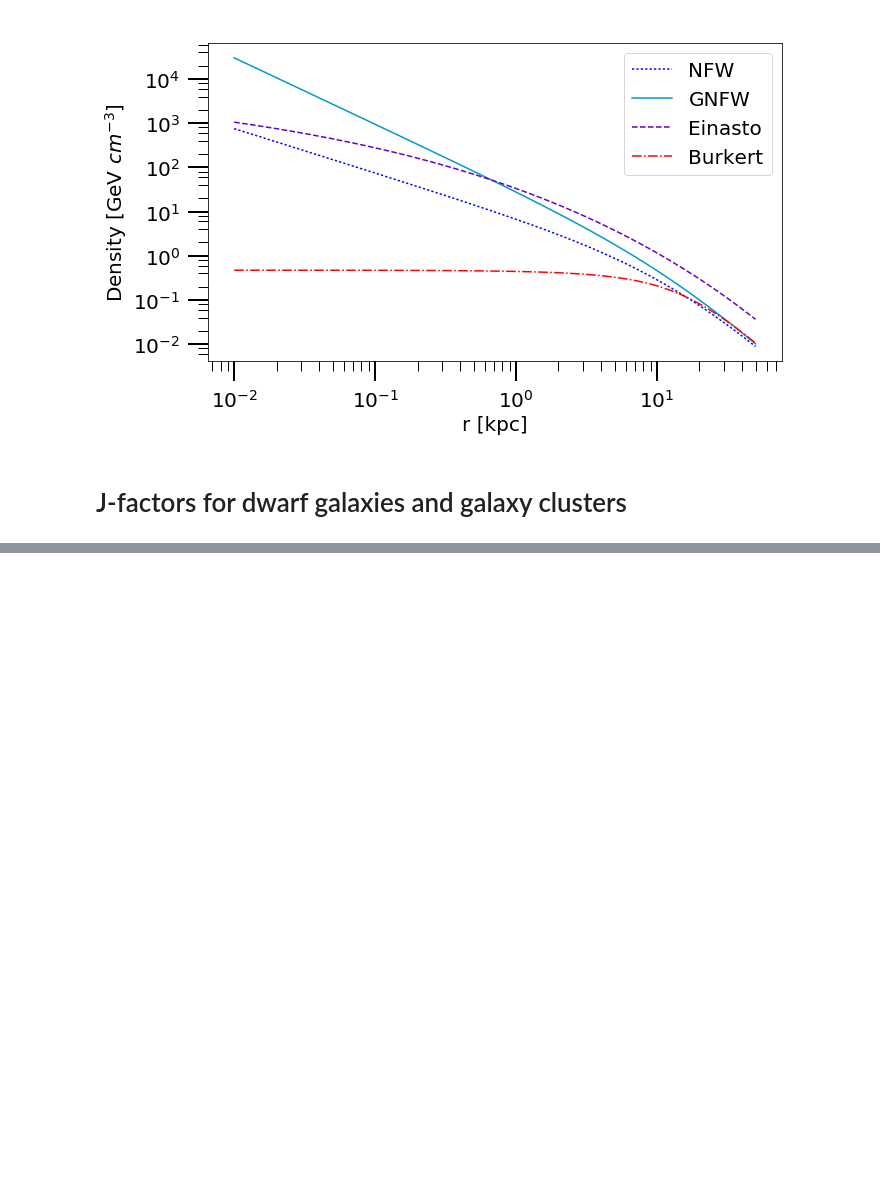
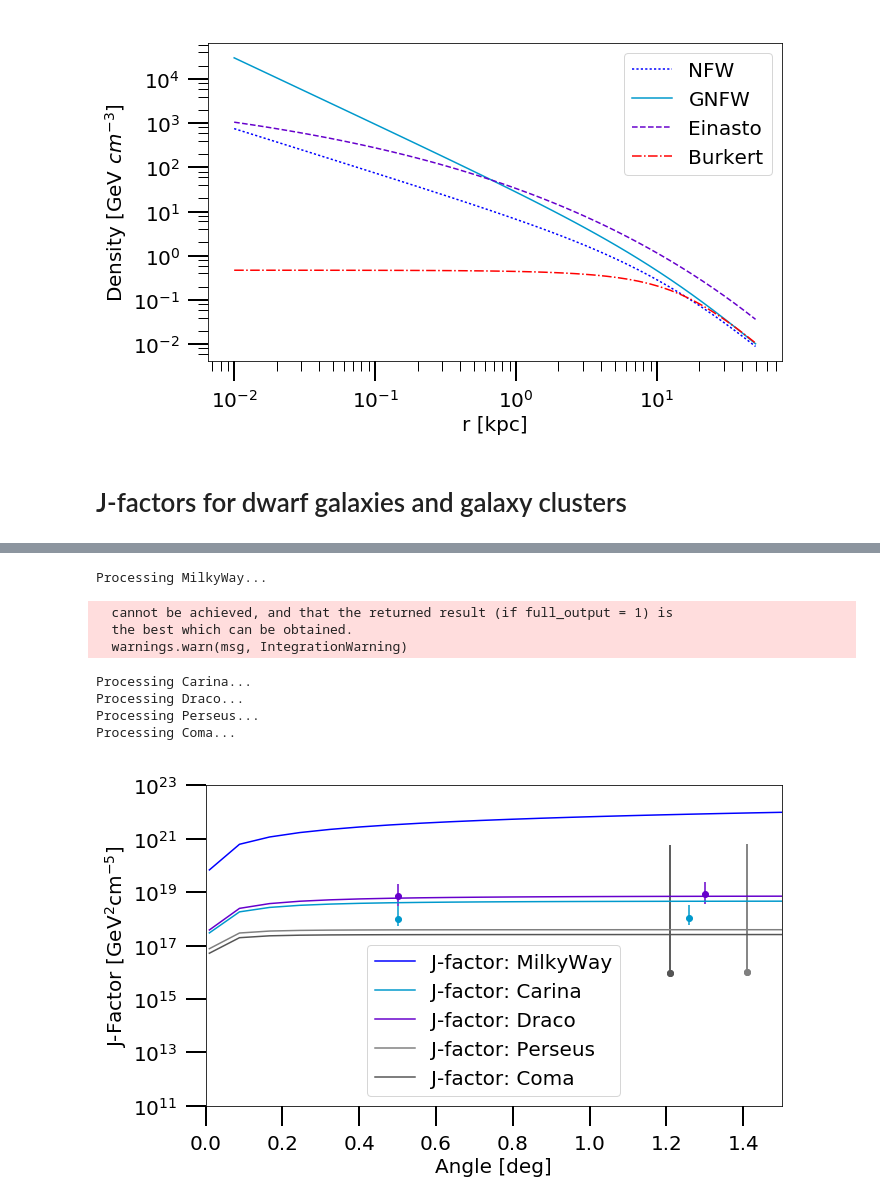
Before and after one commit to bradkav/GSS2018_Indirect, a Jupyter notebook: scripts/GRAPPA_student2.ipynb, the cells around one changed output, grey strips where cells are left out. Saved outputs shown, nothing was run; the diff lists cells and outputs as text; code cells hidden in the pictures; blank space fills up the shorter version.

```diff
--- a/scripts/GRAPPA_student2.ipynb
+++ b/scripts/GRAPPA_student2.ipynb
@@ -202,0 +325,14 @@ MilkyWay
+# %%
+# Plot J-factors for different types of sources
+obj_names = ["MilkyWay", "Carina", "Draco","Perseus","Coma"]
+plot_dwarf_galaxies(objects=obj_names, profile_type="NFW", max_angle=1.5, nof_evals=20, d_factor=False)
+# %% [output]
+Processing MilkyWay...
+  cannot be achieved, and that the returned result (if full_output = 1) is
+  the best which can be obtained.
+  warnings.warn(msg, IntegrationWarning)
+Processing Carina...
+Processing Draco...
+Processing Perseus...
+Processing Coma...
+[figure, added]
```
Also changed, not shown: parts of 7 cells of this notebook, 1 other file.
